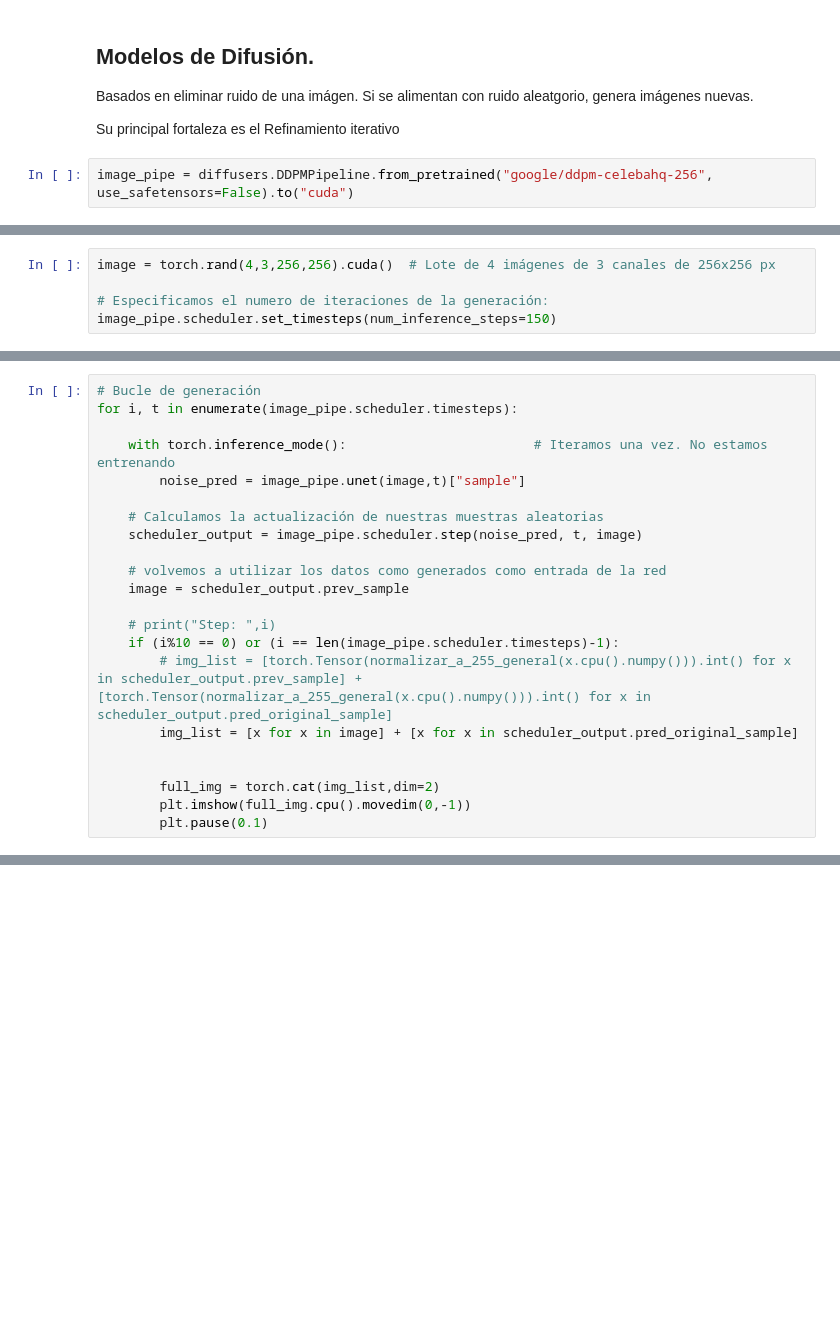
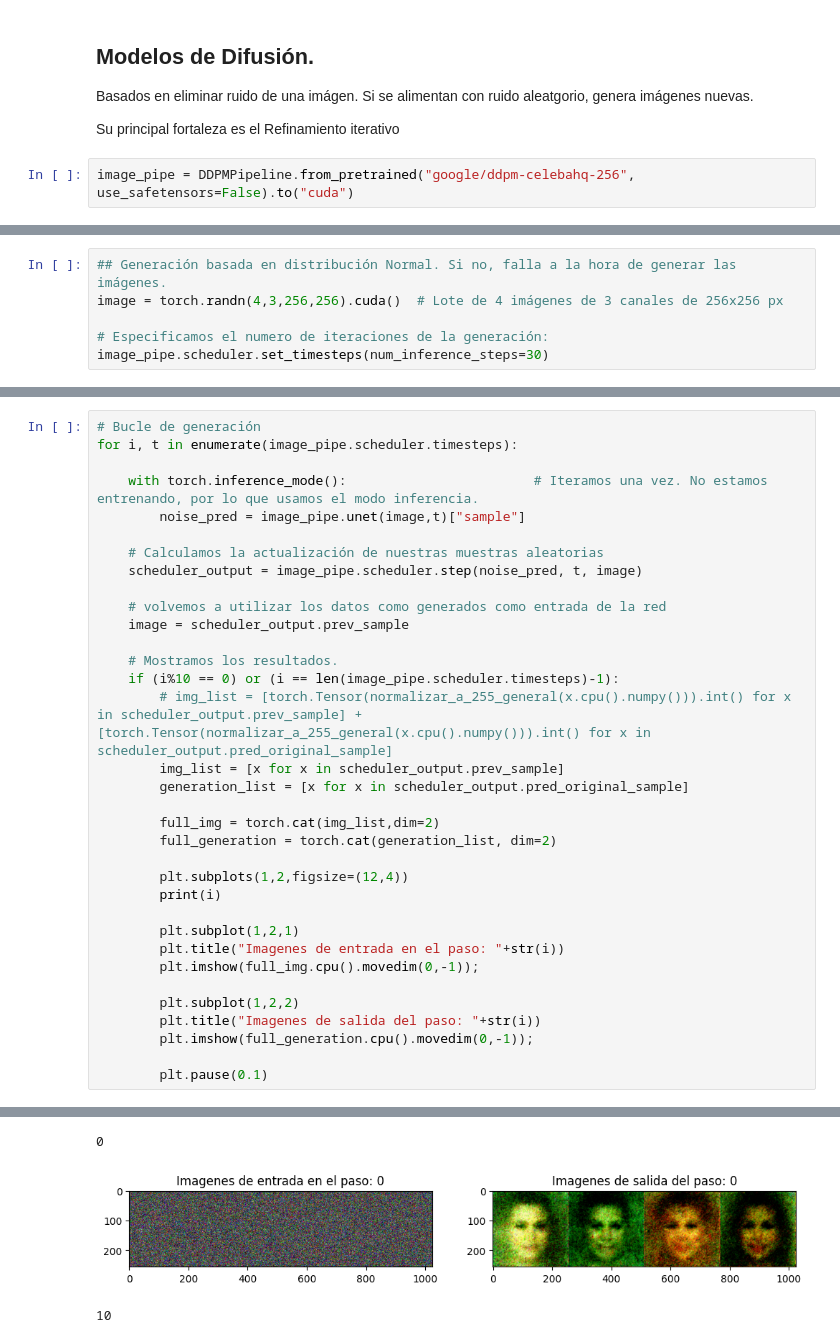
Before and after one commit to PudWin14/Generative_AI_TFM, a Jupyter notebook: Dufusion/Modelo_difusion.ipynb, the cells around one changed output, grey strips where cells are left out. Drawn from its saved outputs; the diff is of its cells as text; blank space fills up the shorter version.

Commit message:
Fixed: Not generating nice imgs on gen loop
The random sample must be normal-distributed

```diff
--- a/Dufusion/Modelo_difusion.ipynb
+++ b/Dufusion/Modelo_difusion.ipynb
@@ -9,6 +9,6 @@ Si se alimentan con ruido aleatgorio, genera imágenes nuevas.
 
 Su principal fortaleza es el Refinamiento iterativo
 # %%
-image_pipe = diffusers.DDPMPipeline.from_pretrained("google/ddpm-celebahq-256", use_safetensors=False).to("cuda")
+image_pipe = DDPMPipeline.from_pretrained("google/ddpm-celebahq-256", use_safetensors=False).to("cuda")
 # %%
 image_pipe().images[0]
@@ -19,5 +21,6 @@ Hagamos una prueba a mano
 # %%
-image = torch.rand(4,3,256,256).cuda()  # Lote de 4 imágenes de 3 canales de 256x256 px
+## Generación basada en distribución Normal. Si no, falla a la hora de generar las imágenes.
+image = torch.randn(4,3,256,256).cuda()  # Lote de 4 imágenes de 3 canales de 256x256 px
 
 # Especificamos el numero de iteraciones de la generación:
-image_pipe.scheduler.set_timesteps(num_inference_steps=150)
+image_pipe.scheduler.set_timesteps(num_inference_steps=30)
@@ -49,7 +33,7 @@ def normalizar_a_255_general(array_numpy):
 # Bucle de generación
 for i, t in enumerate(image_pipe.scheduler.timesteps):
 
-    with torch.inference_mode():                        # Iteramos una vez. No estamos entrenando
+    with torch.inference_mode():                        # Iteramos una vez. No estamos entrenando, por lo que usamos el modo inferencia.
         noise_pred = image_pipe.unet(image,t)["sample"]
 
     # Calculamos la actualización de nuestras muestras aleatorias
@@ -58,12 +42,25 @@ for i, t in enumerate(image_pipe.scheduler.timesteps):
     # volvemos a utilizar los datos como generados como entrada de la red
     image = scheduler_output.prev_sample
 
-    # print("Step: ",i)
+    # Mostramos los resultados.
     if (i%10 == 0) or (i == len(image_pipe.scheduler.timesteps)-1):
         # img_list = [torch.Tensor(normalizar_a_255_general(x.cpu().numpy())).int() for x in scheduler_output.prev_sample] + [torch.Tensor(normalizar_a_255_general(x.cpu().numpy())).int() for x in scheduler_output.pred_original_sample]
-        img_list = [x for x in image] + [x for x in scheduler_output.pred_original_sample]
-
+        img_list = [x for x in scheduler_output.prev_sample]
+        generation_list = [x for x in scheduler_output.pred_original_sample]
 
         full_img = torch.cat(img_list,dim=2)
-        plt.imshow(full_img.cpu().movedim(0,-1))
+        full_generation = torch.cat(generation_list, dim=2)
+
+        plt.subplots(1,2,figsize=(12,4))
+        print(i)
+
+        plt.subplot(1,2,1)
+        plt.title("Imagenes de entrada en el paso: "+str(i))
+        plt.imshow(full_img.cpu().movedim(0,-1));
+
+        plt.subplot(1,2,2)
+        plt.title("Imagenes de salida del paso: "+str(i))
+        plt.imshow(full_generation.cpu().movedim(0,-1));
+
         plt.pause(0.1)
+# %% [output]
@@ -69,0 +69,3 @@ for i, t in enumerate(image_pipe.scheduler.timesteps):
+0
+[figure, added]
+10
```
Also changed, not shown: parts of 12 cells of this notebook.
